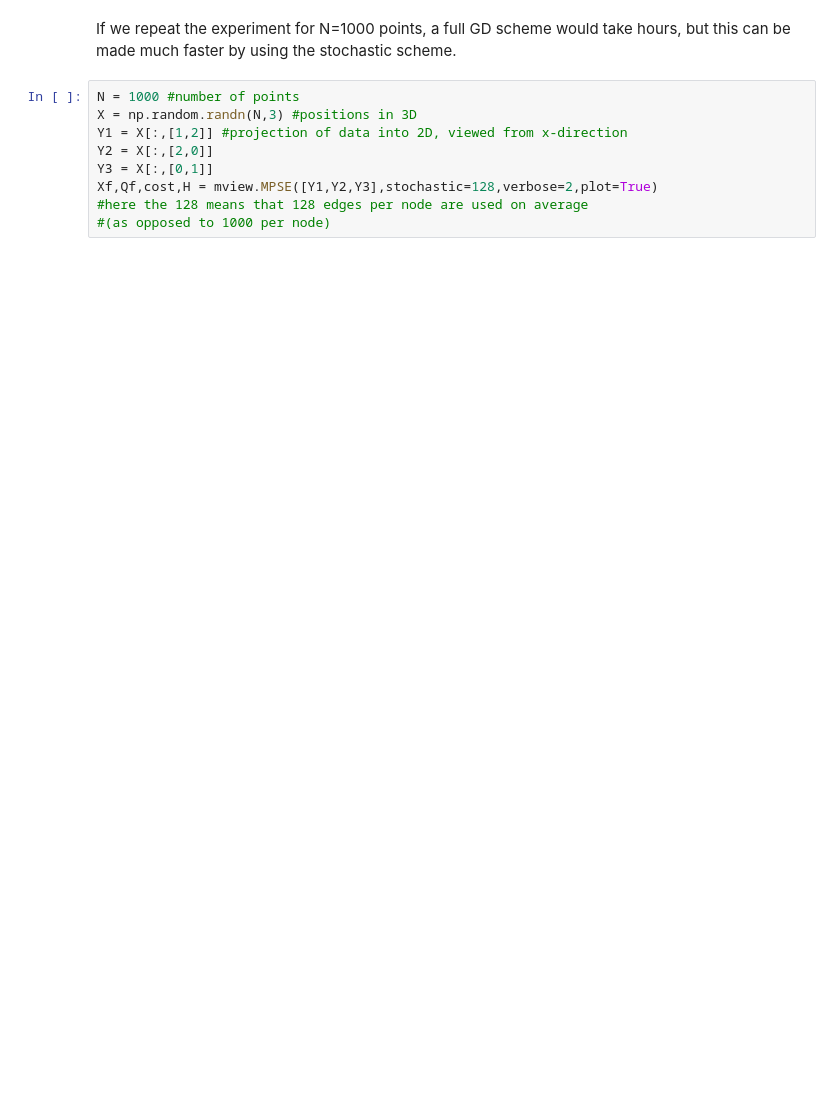
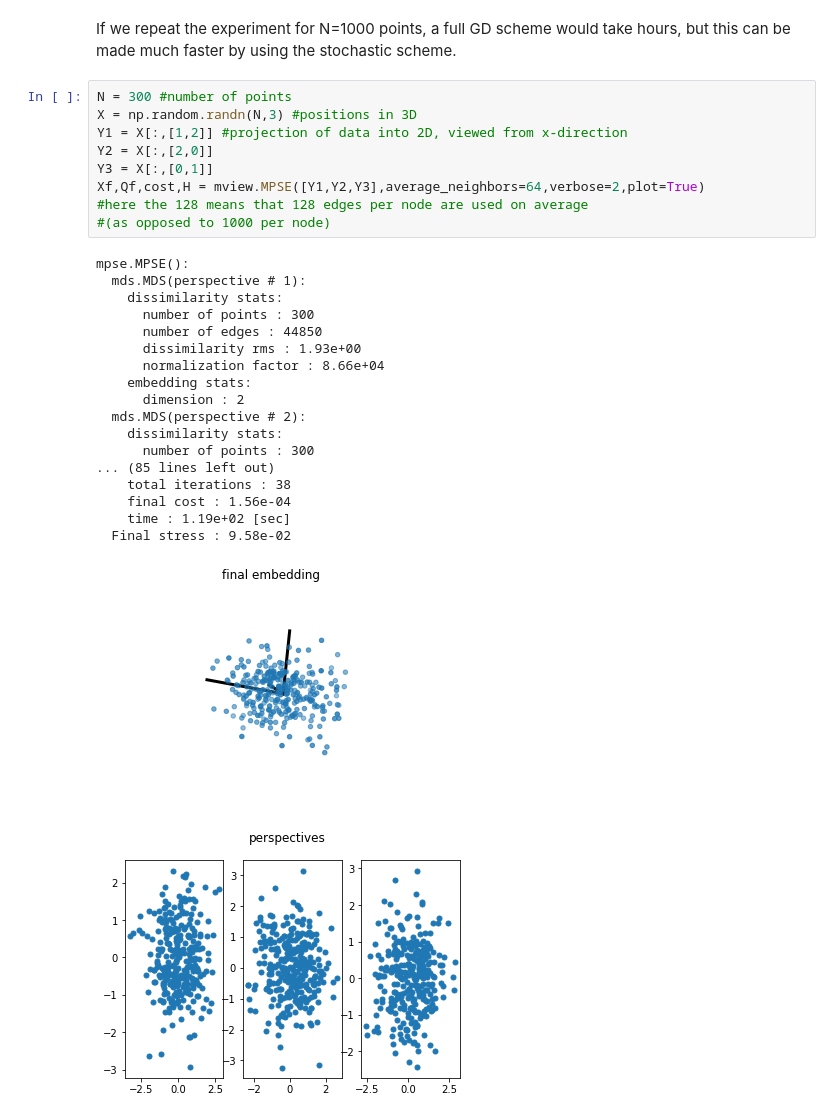
Before and after one commit to enggiqbal/MPSE, a Jupyter notebook: MPSE/mview_examples.ipynb, the cells around one changed output. Drawn from its saved outputs; the diff is of its cells as text; blank space fills up the shorter version.

```diff
--- a/MPSE/mview_examples.ipynb
+++ b/MPSE/mview_examples.ipynb
@@ -92,11 +103,31 @@ Xf,Qf,cost,H = mview.MPSE([Y1,Y2,Y3],stochastic=0.95,plot=True)
 # %% [markdown]
 If we repeat the experiment for N=1000 points, a full GD scheme would take hours, but this can be made much faster by using the stochastic scheme.
 # %%
-N = 1000 #number of points
+N = 300 #number of points
 X = np.random.randn(N,3) #positions in 3D
 Y1 = X[:,[1,2]] #projection of data into 2D, viewed from x-direction
 Y2 = X[:,[2,0]]
 Y3 = X[:,[0,1]]
-Xf,Qf,cost,H = mview.MPSE([Y1,Y2,Y3],stochastic=128,verbose=2,plot=True)
+Xf,Qf,cost,H = mview.MPSE([Y1,Y2,Y3],average_neighbors=64,verbose=2,plot=True)
 #here the 128 means that 128 edges per node are used on average
 #(as opposed to 1000 per node)
+# %% [output]
+mpse.MPSE():
+  mds.MDS(perspective # 1):
+    dissimilarity stats:
+      number of points : 300
+      number of edges : 44850
+      dissimilarity rms : 1.93e+00
+      normalization factor : 8.66e+04
+    embedding stats:
+      dimension : 2
+  mds.MDS(perspective # 2):
+    dissimilarity stats:
+      number of points : 300
+... (85 lines left out)
+    total iterations : 38
+    final cost : 1.56e-04
+    time : 1.19e+02 [sec]
+  Final stress : 9.58e-02
+[figure, added]
+[figure, added]
```
Also changed, not shown: parts of 6 cells of this notebook, 6 other files.
